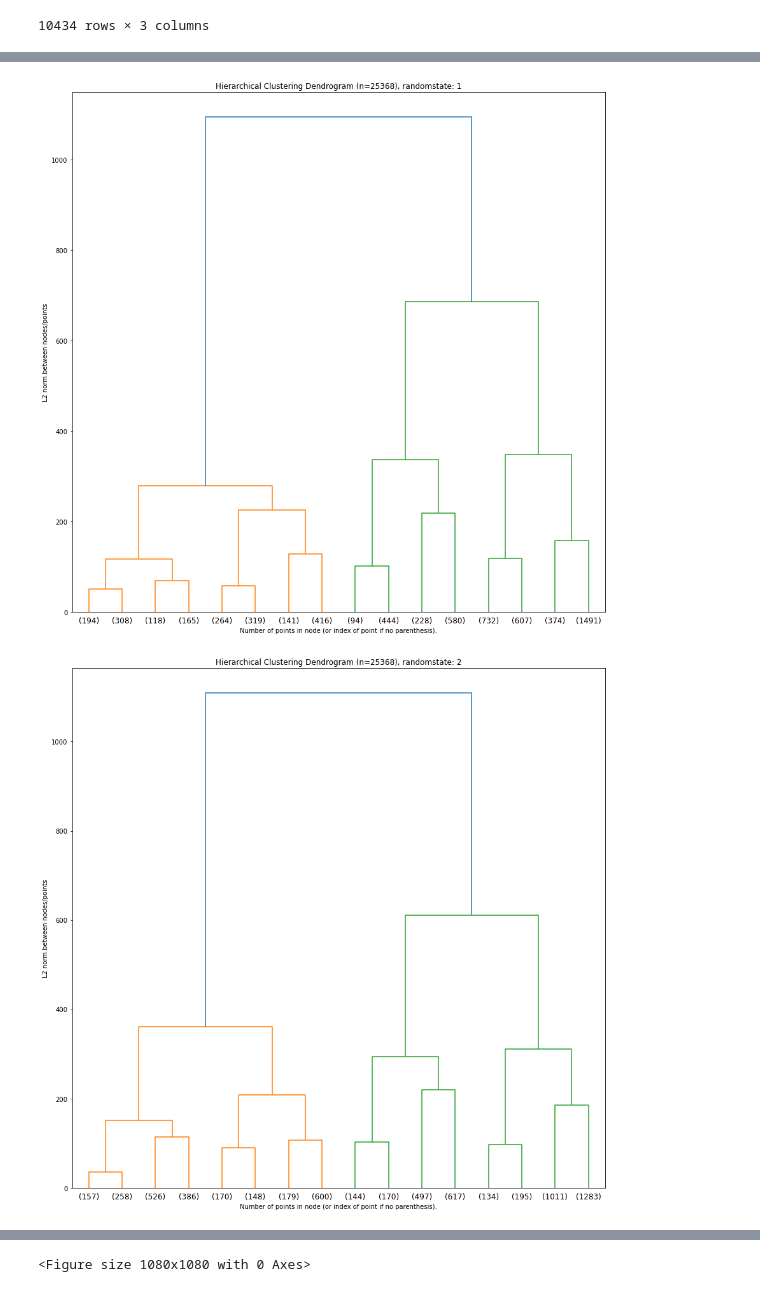
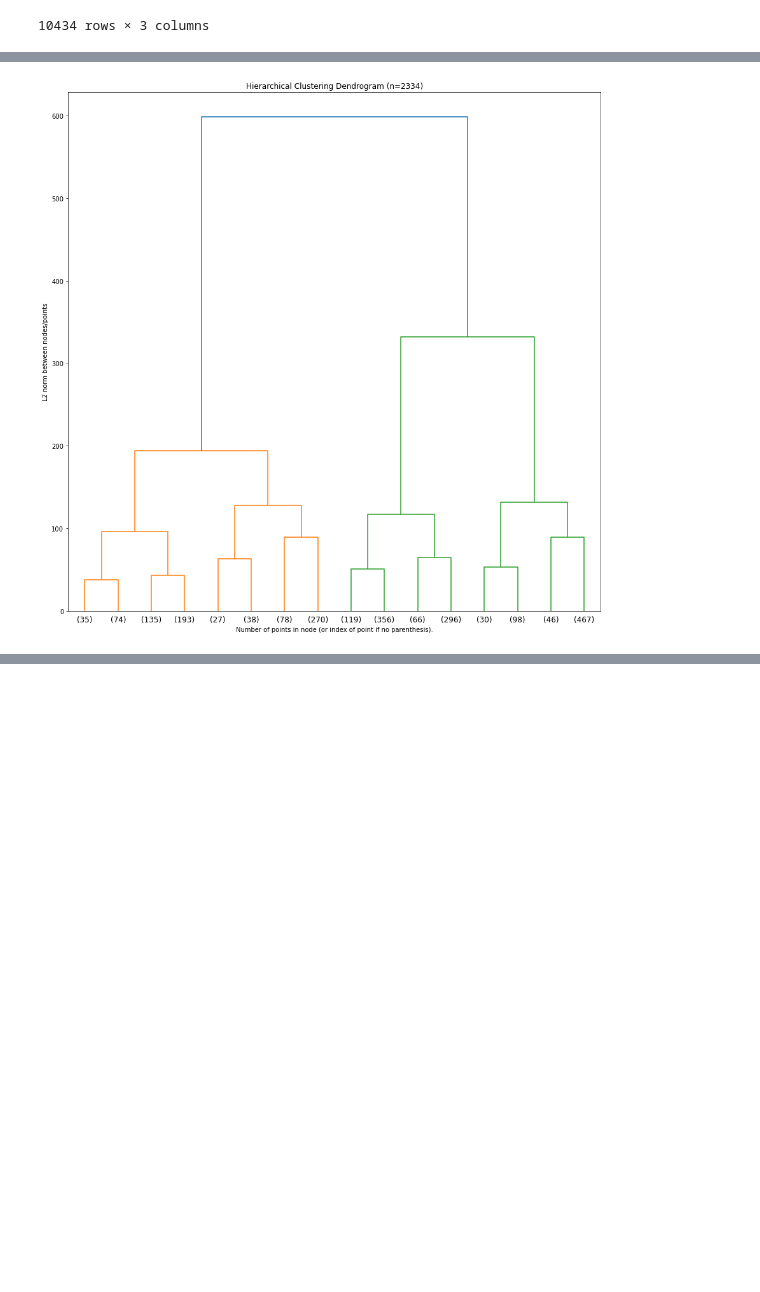
Before and after one commit to Sgipn/ClimateAnalysis, a Jupyter notebook: notebooks/weather_data_setup.ipynb, the cells around one changed output, grey strips where cells are left out. Saved outputs shown, nothing was run; the diff lists cells and outputs as text; code cells hidden in the pictures; blank space fills up the shorter version.

```diff
--- a/notebooks/weather_data_setup.ipynb
+++ b/notebooks/weather_data_setup.ipynb
@@ -293,0 +254,6 @@ dendro_subset
+# %%
+joined_weather = pd.read_csv("../data/joined_weather.csv")
+joined_weather.drop("Unnamed: 0", axis=1, inplace=True)
+joined_weather.drop("index", axis=1, inplace=True)
+joined_weather['Date'] = pd.to_datetime(joined_weather['Date'])
+joined_weather
@@ -293,0 +274,7 @@ dendro_subset
+# %%
+dendro_subset = joined_weather[['Precip_right','average_left','wind_speed']]
+dendro_subset = dendro_subset.rename(columns={"Precip_right": "precipitation", "average_left": "average_temp"})
+dendro_subset = dendro_subset.dropna()
+dendro_subset = dendro_subset.reset_index()
+dendro_subset.drop("index", axis=1, inplace=True)
+dendro_subset
@@ -316,27 +346,17 @@ def plot_dendrogram(model, **kwargs):
 # %%
+# dendrogram of all 2328 obs
+
 from scipy.cluster.hierarchy import dendrogram
 from sklearn.cluster import AgglomerativeClustering
-from sklearn.model_selection import KFold
 
-dendro_array = dendro_subset.to_numpy()
+plt.rcParams["figure.figsize"] = (15,15)
+model = AgglomerativeClustering(distance_threshold=0, n_clusters=None)
+model = model.fit(dendro_array)
+plt.title("Hierarchical Clustering Dendrogram (n=2328)")
 
-fold = 0
-kf = KFold(n_splits = 10, random_state = True, shuffle = True)
-plt.rcParams["figure.figsize"] = (15,15)
-for train_index, test_index in kf.split(dendro_array):
-    fold+=1
-    temp_X = dendro_array[test_index]
-    model = AgglomerativeClustering(distance_threshold=0, n_clusters=None)
-    model = model.fit(temp_X)
-    plt.title("Hierarchical Clustering Dendrogram (n=25368), randomstate: %d" %fold)
-    # plot the top three levels of the dendrogram
-    plot_dendrogram(model, truncate_mode="level", p=3)
-    plt.xlabel("Number of points in node (or index of point if no parenthesis).")
-    plt.ylabel("L2 norm between nodes/points")
-    plt.show()
-    plt.savefig('dendro.png')
-    if fold ==3:
-        break
+plot_dendrogram(model, truncate_mode="level", p=3)
+plt.xlabel("Number of points in node (or index of point if no parenthesis).")
+plt.ylabel("L2 norm between nodes/points")
+plt.show()
 # %% [output]
-[figure, old version]
+[figure, new version]
-[figure, removed]
@@ -344 +362,0 @@ for train_index, test_index in kf.split(dendro_array):
-<Figure size 1080x1080 with 0 Axes>
```
Also changed, not shown: parts of 19 cells of this notebook.
